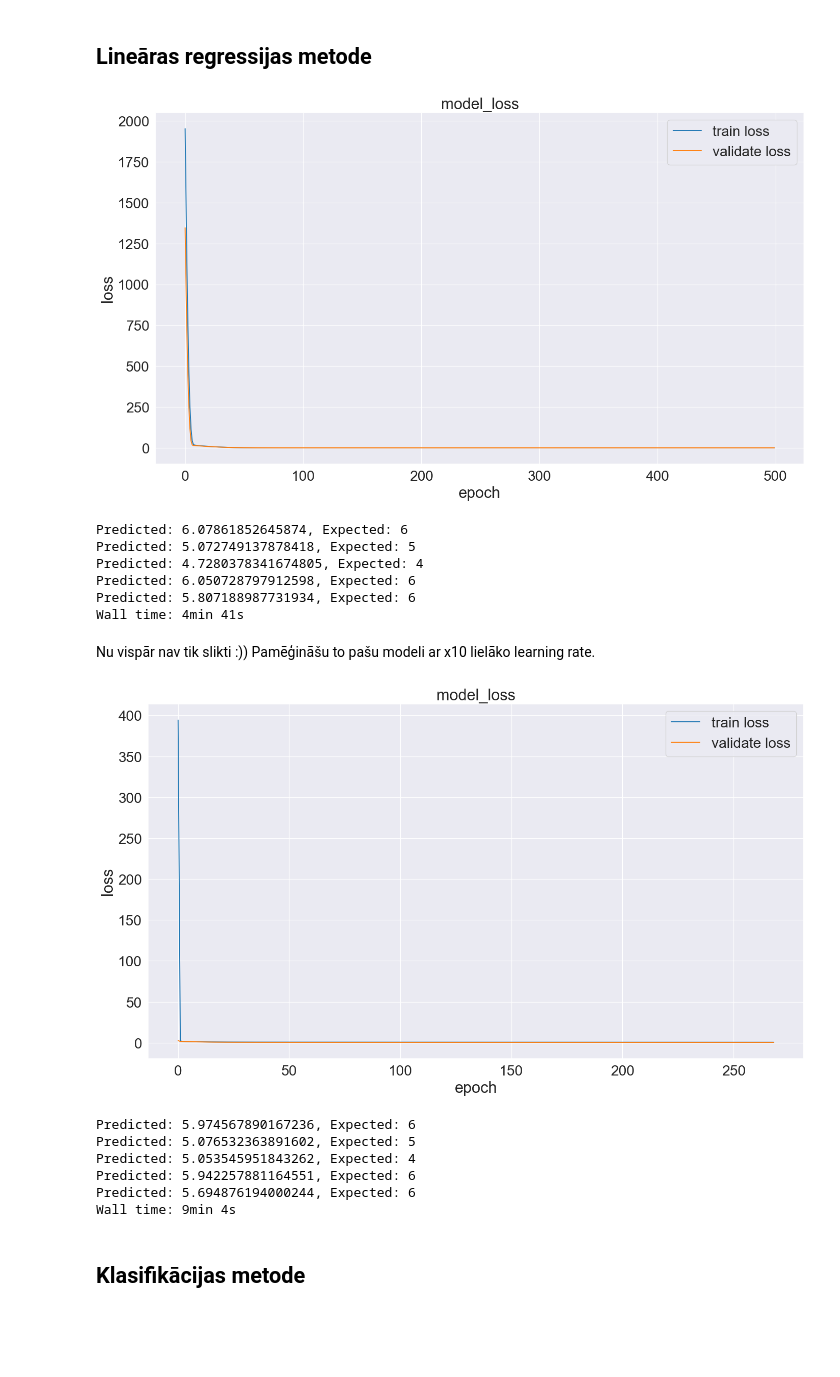
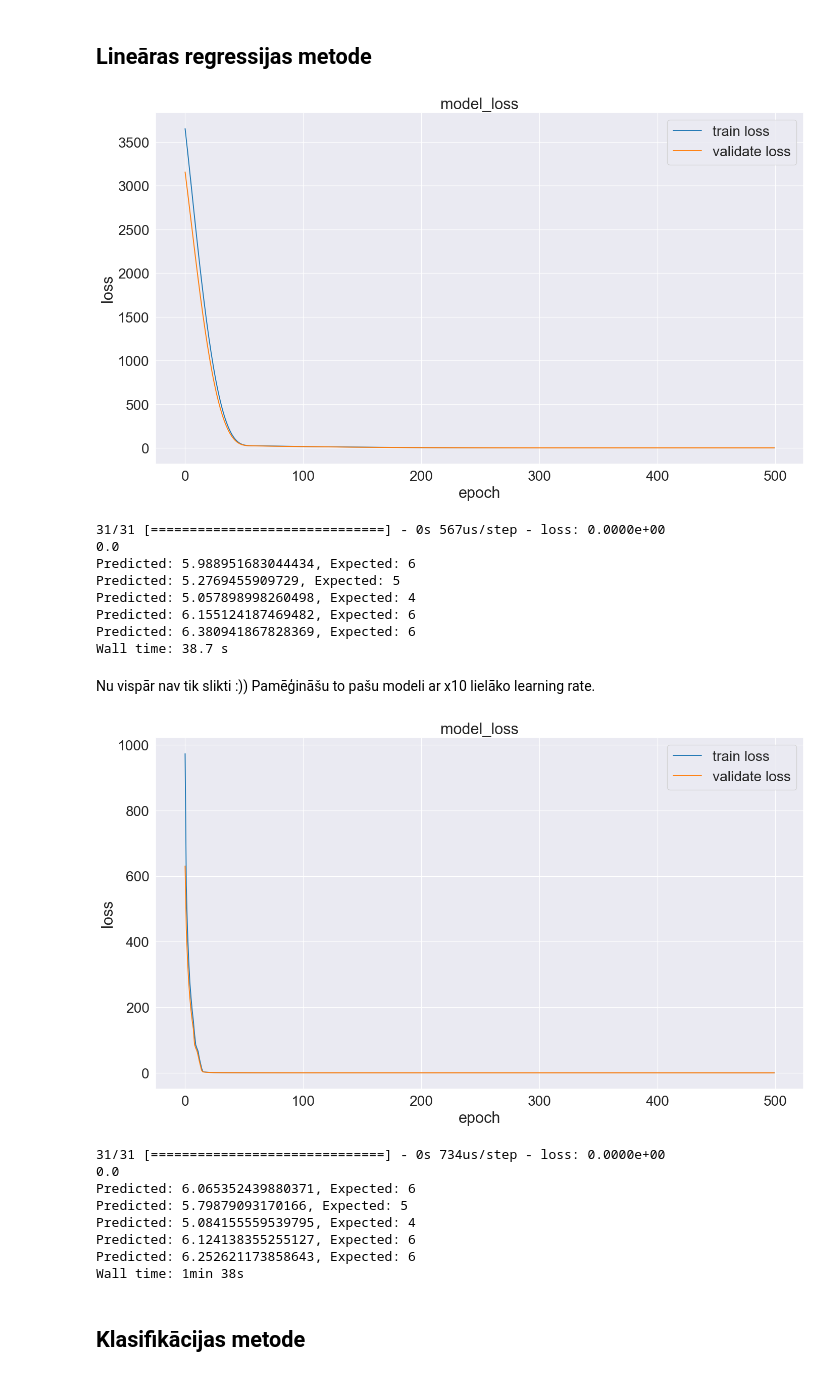
Before and after one commit to kamikaze/rtu-ai, a Jupyter notebook: homework02.ipynb, the cells around one changed output. Saved outputs shown, nothing was run; the diff lists cells and outputs as text; code cells hidden in the pictures; blank space fills up the shorter version.

```diff
--- a/homework02.ipynb
+++ b/homework02.ipynb
@@ -200,7 +203,7 @@ sns.heatmap(corr, annot=True, cmap='coolwarm')
 Ir līdzīgi parametri tādi kā "free sulfur dioxide" in "total sulfur dioxide". Izskatas, ka viens ar otru pozitīvi korelē, jo ietilpst otrā. Diemžēl būs janoņem to kolonnu.
 # %%
 samples = data.copy()
-samples.pop('free sulfur dioxide')
+# samples.pop('free sulfur dioxide')
 qualities = samples.pop('quality')
 # %% [markdown]
 ### Klašu vērtību balansēšana
@@ -255,11 +258,6 @@ def evaluate_model(model, samples, qualities, epochs=100, batch_size=BATCH_SIZE,
                                                                                     test_size=0.2,
                                                                                     shuffle=False,
                                                                                     random_state=SEED)
-    samples_validate, samples_test, qualities_validate, qualities_test = train_test_split(samples_test,
-                                                                                          qualities_test,
-                                                                                          test_size=0.3,
-                                                                                          shuffle=False,
-                                                                                          random_state=SEED)
 
     with tf.device(TF_DEVICE):
         samples_train = tf.constant(samples_train, dtype=tf.float64)
@@ -274,7 +272,7 @@ def evaluate_model(model, samples, qualities, epochs=100, batch_size=BATCH_SIZE,
         try:
             history = model.fit(
                 samples_train, qualities_train,
-                validation_data=(samples_validate, qualities_validate),
+                validation_data=(samples_test, qualities_test),
                 shuffle=False, epochs=epochs, batch_size=batch_size,
                 verbose=0, callbacks=[tensorboard_callback]
             )
@@ -282,10 +280,14 @@ def evaluate_model(model, samples, qualities, epochs=100, batch_size=BATCH_SIZE,
             raise
         finally:
             plot_history(history, metric)
-            result = model.predict(samples_test)
+
+            evaluate_result = model.evaluate(samples_test, qualities_test, verbose=False)
+            print(f'Test loss: {evaluate_result[0]} / Test accuracy: {evaluate_result[1]}')
+
+            predict_result = model.predict(samples_test)
 
             for sample_idx in (-5, -10, -20, -30, -50):
-                print(f'Predicted: {result[sample_idx][0]}, Expected: {qualities_test[sample_idx]}')
+                print(f'Predicted: {predict_result[sample_idx][0]}, Expected: {qualities_test[sample_idx]}')
 # %% [markdown]
 ## Lineāras regressijas metode
 # %%
@@ -303,15 +305,17 @@ def build_model(input_count: int):
 # %%
 %%time
 model = build_model(attr_count)
-evaluate_model(model, samples, qualities, batch_size=8, epochs=EPOCHS)
+evaluate_model(model, samples, qualities, batch_size=64, epochs=EPOCHS)
 # %% [output]
-[figure, old version]
+[figure, new version]
-Predicted: 6.07861852645874, Expected: 6
-Predicted: 5.072749137878418, Expected: 5
-Predicted: 4.7280378341674805, Expected: 4
-Predicted: 6.050728797912598, Expected: 6
-Predicted: 5.807188987731934, Expected: 6
-Wall time: 4min 41s
+31/31 [==============================] - 0s 567us/step - loss: 0.0000e+00
+0.0
+Predicted: 5.988951683044434, Expected: 6
+Predicted: 5.2769455909729, Expected: 5
+Predicted: 5.057898998260498, Expected: 4
+Predicted: 6.155124187469482, Expected: 6
+Predicted: 6.380941867828369, Expected: 6
+Wall time: 38.7 s
 # %% [markdown]
 Nu vispār nav tik slikti :)) Pamēģināšu to pašu modeli ar x10 lielāko learning rate.
 # %%
@@ -320,6 +324,14 @@ def build_model(input_count: int):
     binit = tf.keras.initializers.Zeros()
     model = tf.keras.models.Sequential([
         tf.keras.layers.Input(input_count),
+        tf.keras.layers.Dense(input_count, kernel_initializer=kinit, bias_initializer=binit, activation='relu'),
+        tf.keras.layers.Dense(input_count, kernel_initializer=kinit, bias_initializer=binit, activation='relu'),
+        tf.keras.layers.Dense(input_count, kernel_initializer=kinit, bias_initializer=binit, activation='relu'),
+        tf.keras.layers.Dense(input_count, kernel_initializer=kinit, bias_initializer=binit, activation='relu'),
+        tf.keras.layers.Dense(input_count, kernel_initializer=kinit, bias_initializer=binit, activation='relu'),
+        tf.keras.layers.Dense(input_count, kernel_initializer=kinit, bias_initializer=binit, activation='relu'),
+        tf.keras.layers.Dense(input_count, kernel_initializer=kinit, bias_initializer=binit, activation='relu'),
+        tf.keras.layers.Dense(input_count, kernel_initializer=kinit, bias_initializer=binit, activation='relu'),
         tf.keras.layers.Dense(input_count, kernel_initializer=kinit, bias_initializer=binit, activation='relu'),
         tf.keras.layers.Dense(input_count, kernel_initializer=kinit, bias_initializer=binit, activation='relu'),
         tf.keras.layers.Dense(input_count, kernel_initializer=kinit, bias_initializer=binit, activation='relu'),
@@ -342,14 +354,16 @@ def build_model(input_count: int):
 # %%
 %%time
 model = build_model(attr_count)
-evaluate_model(model, samples, qualities, batch_size=4, epochs=269)
+evaluate_model(model, samples, qualities, batch_size=64, epochs=EPOCHS)
 # %% [output]
-[figure, old version]
+[figure, new version]
-Predicted: 5.974567890167236, Expected: 6
-Predicted: 5.076532363891602, Expected: 5
-Predicted: 5.053545951843262, Expected: 4
-Predicted: 5.942257881164551, Expected: 6
-Predicted: 5.694876194000244, Expected: 6
-Wall time: 9min 4s
+31/31 [==============================] - 0s 734us/step - loss: 0.0000e+00
+0.0
+Predicted: 6.065352439880371, Expected: 6
+Predicted: 5.79879093170166, Expected: 5
+Predicted: 5.084155559539795, Expected: 4
+Predicted: 6.124138355255127, Expected: 6
+Predicted: 6.252621173858643, Expected: 6
+Wall time: 1min 38s
 # %% [markdown]
 ## Klasifikācijas metode
```
Also changed, not shown: parts of 2 cells of this notebook.
